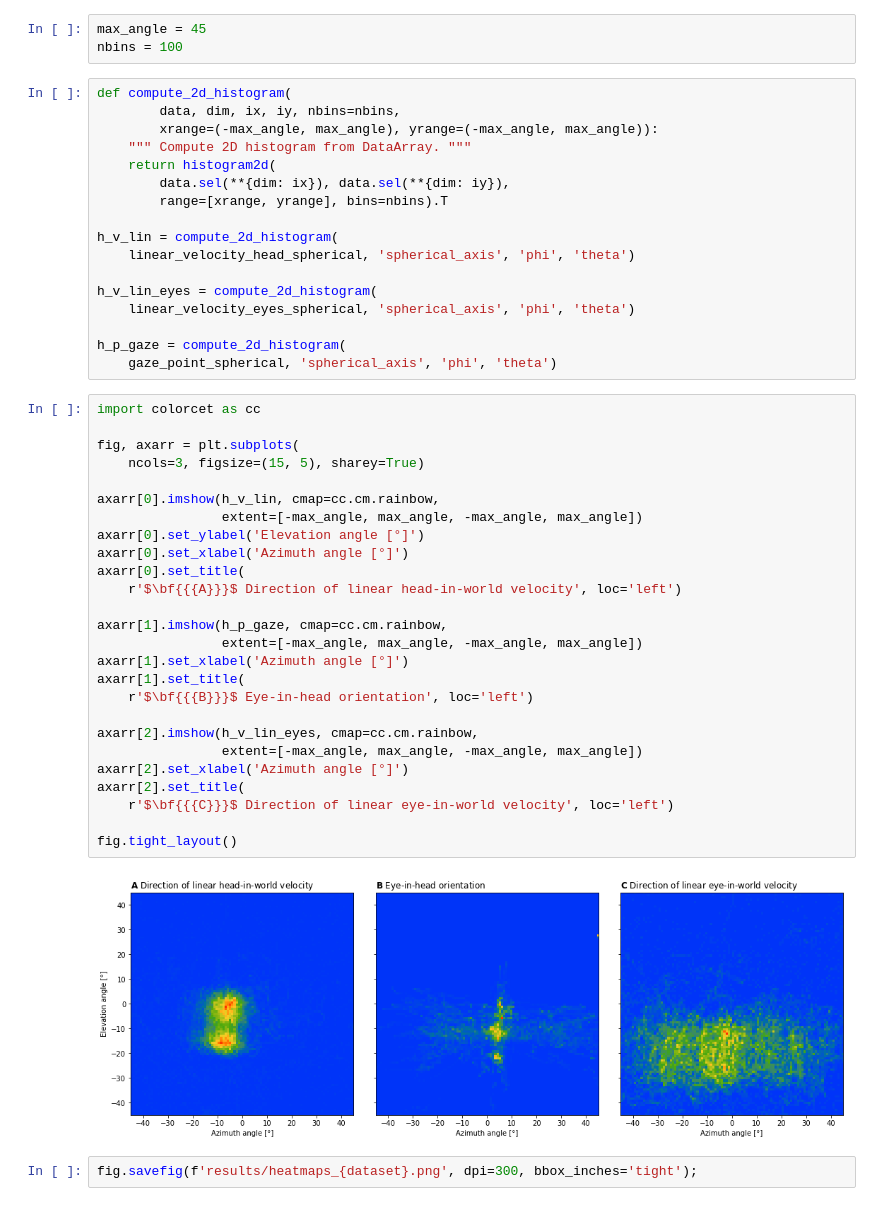
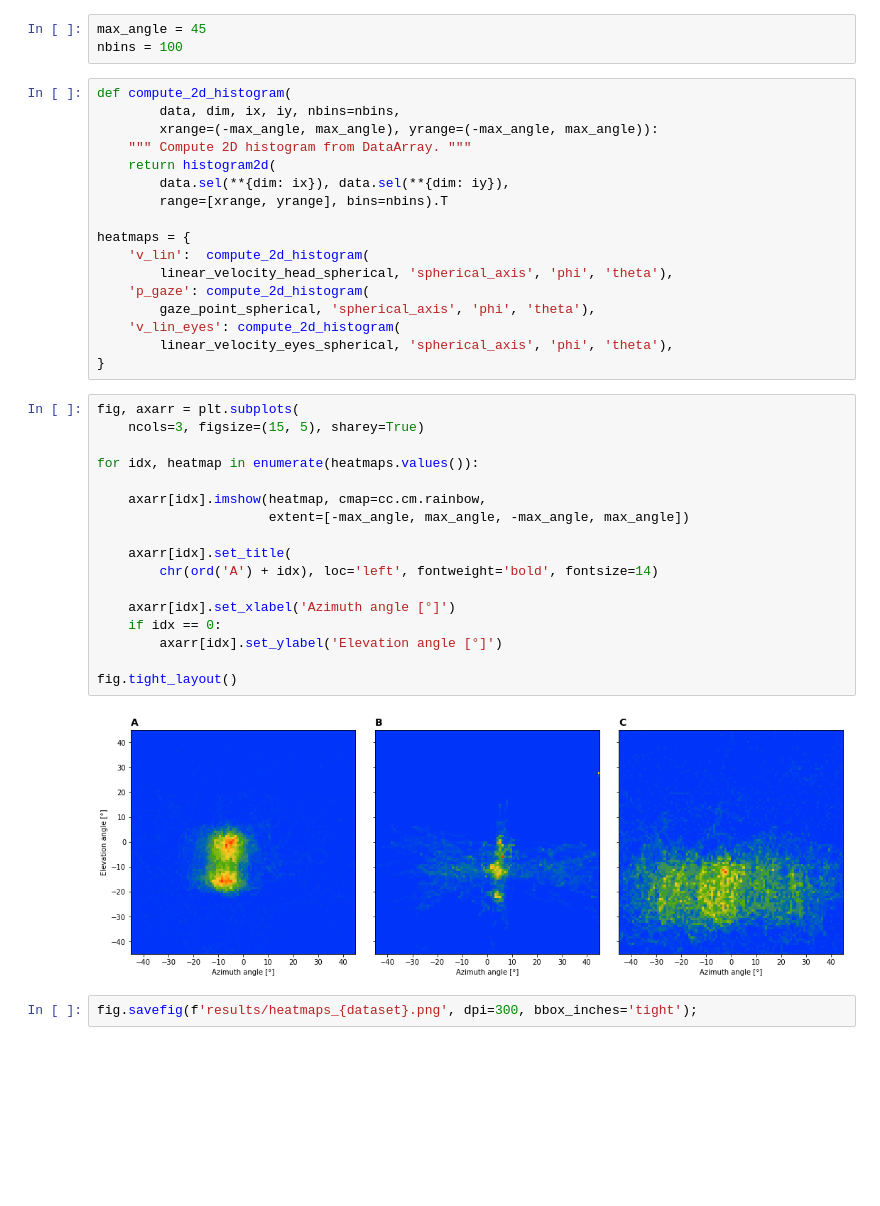
Before and after one commit to vedb/pupil-t265, a Jupyter notebook: examples/etra2020.ipynb, the cells around one changed output. Cells and saved outputs as stored; diff of their text form; blank space fills up the shorter version.

```diff
--- a/examples/etra2020.ipynb
+++ b/examples/etra2020.ipynb
@@ -192,42 +190,33 @@ def compute_2d_histogram(
         data.sel(**{dim: ix}), data.sel(**{dim: iy}),
         range=[xrange, yrange], bins=nbins).T
 
-h_v_lin = compute_2d_histogram(
-    linear_velocity_head_spherical, 'spherical_axis', 'phi', 'theta')
-
-h_v_lin_eyes = compute_2d_histogram(
-    linear_velocity_eyes_spherical, 'spherical_axis', 'phi', 'theta')
-
-h_p_gaze = compute_2d_histogram(
-    gaze_point_spherical, 'spherical_axis', 'phi', 'theta')
+heatmaps = {
+    'v_lin':  compute_2d_histogram(
+        linear_velocity_head_spherical, 'spherical_axis', 'phi', 'theta'),
+    'p_gaze': compute_2d_histogram(
+        gaze_point_spherical, 'spherical_axis', 'phi', 'theta'),
+    'v_lin_eyes': compute_2d_histogram(
+        linear_velocity_eyes_spherical, 'spherical_axis', 'phi', 'theta'),
+}
-# %%
-import colorcet as cc
-
-fig, axarr = plt.subplots(
-    ncols=3, figsize=(15, 5), sharey=True)
-
-axarr[0].imshow(h_v_lin, cmap=cc.cm.rainbow,
-                extent=[-max_angle, max_angle, -max_angle, max_angle])
-axarr[0].set_ylabel('Elevation angle [°]')
-axarr[0].set_xlabel('Azimuth angle [°]')
-axarr[0].set_title(
-    r'$\bf{{{A}}}$ Direction of linear head-in-world velocity', loc='left')
-
-axarr[1].imshow(h_p_gaze, cmap=cc.cm.rainbow,
-                extent=[-max_angle, max_angle, -max_angle, max_angle])
-axarr[1].set_xlabel('Azimuth angle [°]')
-axarr[1].set_title(
-    r'$\bf{{{B}}}$ Eye-in-head orientation', loc='left')
-
-axarr[2].imshow(h_v_lin_eyes, cmap=cc.cm.rainbow,
-                extent=[-max_angle, max_angle, -max_angle, max_angle])
-axarr[2].set_xlabel('Azimuth angle [°]')
-axarr[2].set_title(
-    r'$\bf{{{C}}}$ Direction of linear eye-in-world velocity', loc='left')
-
-fig.tight_layout()
-# %% [output]
-[figure, removed]
+# %%
+fig, axarr = plt.subplots(
+    ncols=3, figsize=(15, 5), sharey=True)
+
+for idx, heatmap in enumerate(heatmaps.values()):
+
+    axarr[idx].imshow(heatmap, cmap=cc.cm.rainbow,
+                      extent=[-max_angle, max_angle, -max_angle, max_angle])
+
+    axarr[idx].set_title(
+        chr(ord('A') + idx), loc='left', fontweight='bold', fontsize=14)
+
+    axarr[idx].set_xlabel('Azimuth angle [°]')
+    if idx == 0:
+        axarr[idx].set_ylabel('Elevation angle [°]')
+
+fig.tight_layout()
+# %% [output]
+[figure, added]
 # %%
 fig.savefig(f'results/heatmaps_{dataset}.png', dpi=300, bbox_inches='tight');
 # %% [markdown]
```
Also changed, not shown: parts of 7 cells of this notebook, 5 other files.
